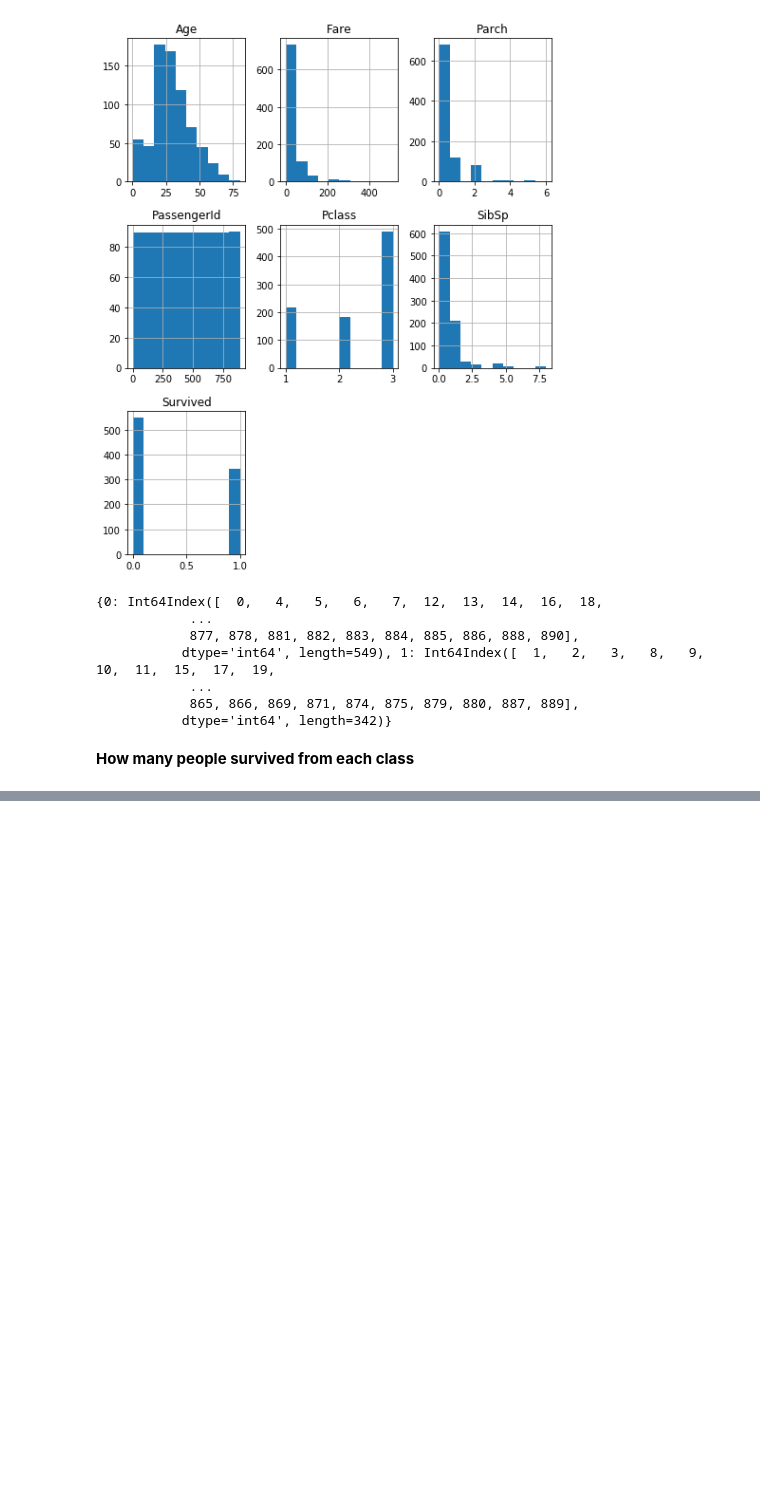
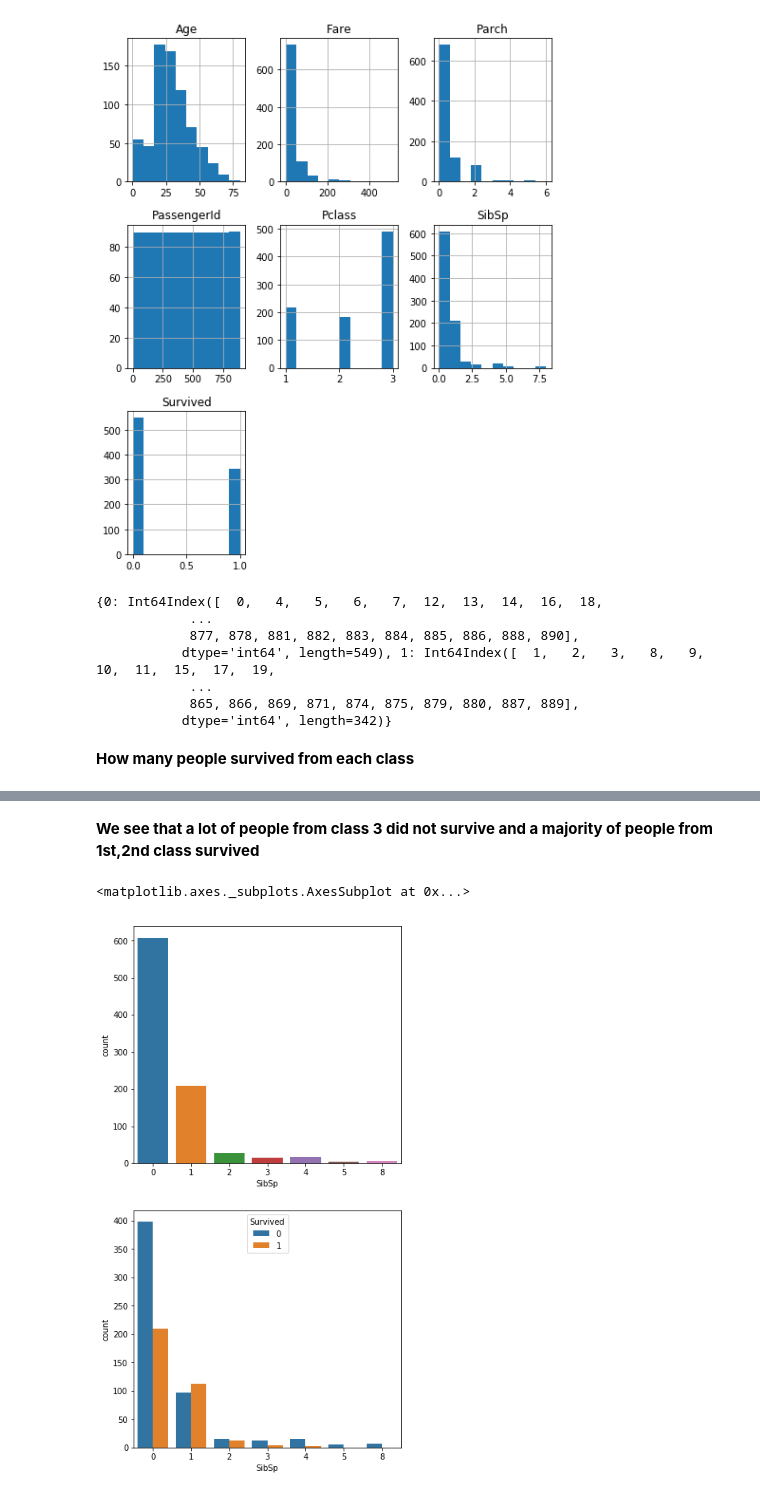
Before and after one commit to debajyoti94/MyHeartWillNotGoOn, a Jupyter notebook: notebooks/Titanic_EDA.ipynb, the cells around one changed output, grey strips where cells are left out. Saved outputs shown, nothing was run; the diff lists cells and outputs as text; code cells hidden in the pictures; blank space fills up the shorter version.

```diff
--- a/notebooks/Titanic_EDA.ipynb
+++ b/notebooks/Titanic_EDA.ipynb
@@ -80,0 +101,12 @@ sns.countplot(x='Pclass',hue='Survived' ,data=titanic_dataset_train)
+# %% [markdown]
+**We see that a lot of people from class 3 did not survive and a majority of people from 1st,2nd class survived**
+# %%
+plt.figure(figsize=[6,12])
+plt.subplot(211)          # PARAMETER: 211 INDICATES 2 ROWS, 1 COLUMN, 1ST PLOT
+sns.countplot(x='SibSp',data=titanic_dataset_train)
+plt.subplot(212)
+sns.countplot(x='SibSp',hue='Survived',
+              data=titanic_dataset_train)
+# %% [output]
+<matplotlib.axes._subplots.AxesSubplot at 0x...>
+[figure, added]
```
Also changed, not shown: parts of 34 cells of this notebook.
